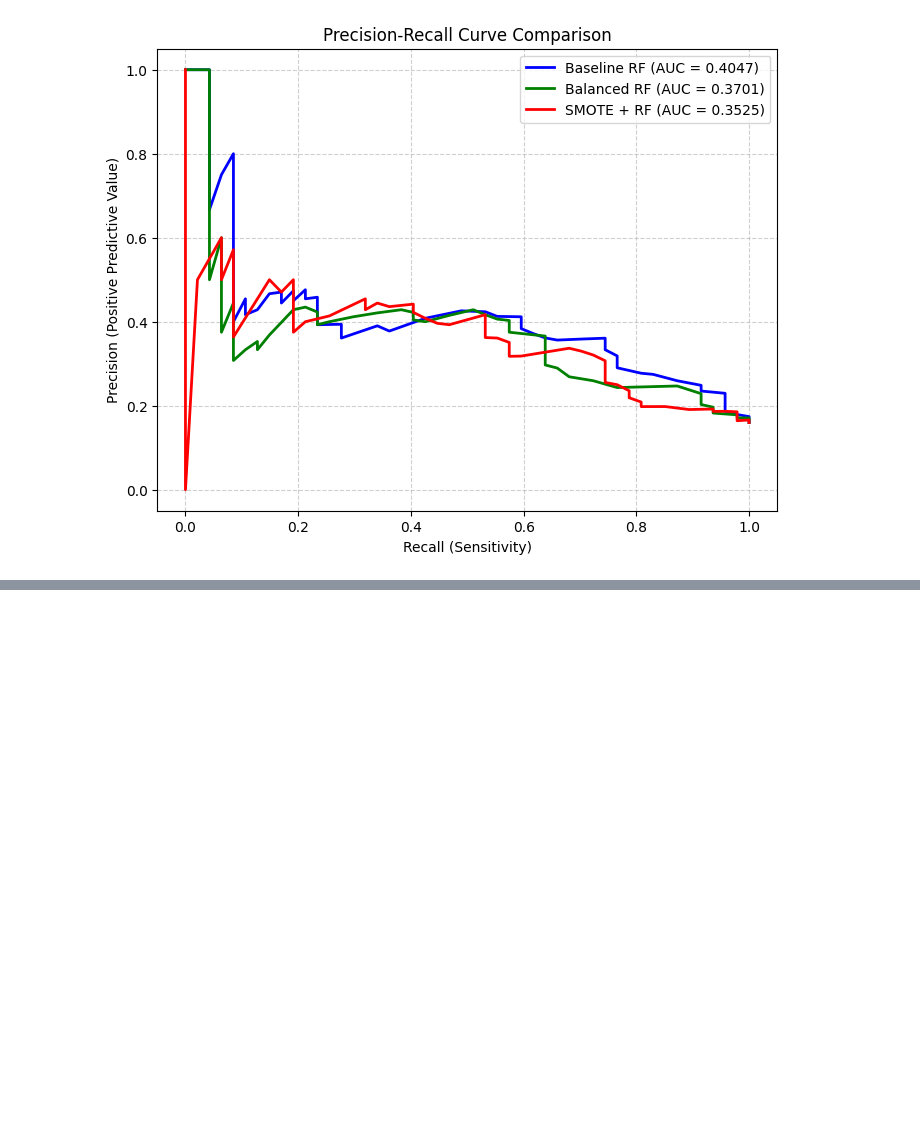
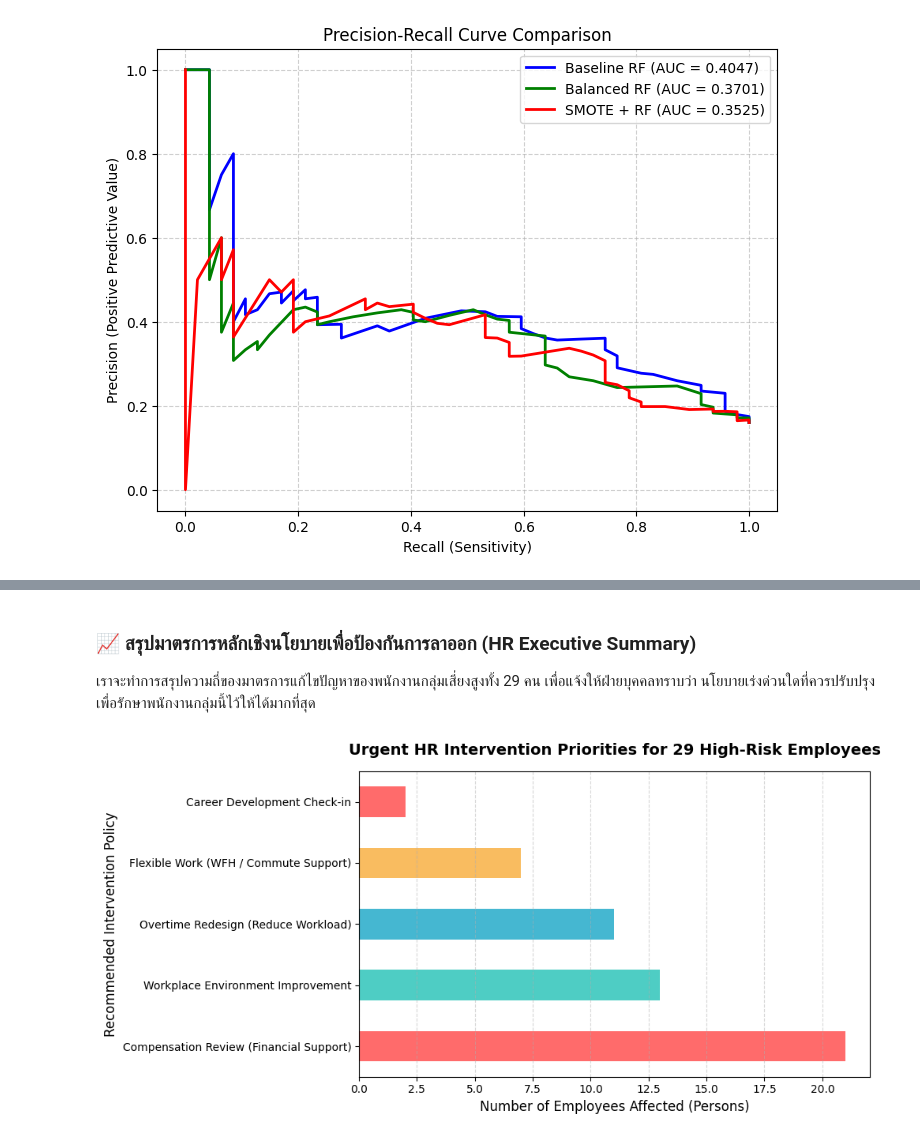
Before and after one commit to rtmyy/master-is-project, a Jupyter notebook: kaggle_dataset.ipynb, the cells around one changed output, grey strips where cells are left out. Cells and saved outputs as stored; diff of their text form; code cells hidden in the pictures; blank space fills up the shorter version.

```diff
--- a/kaggle_dataset.ipynb
+++ b/kaggle_dataset.ipynb
@@ -311,0 +375,13 @@ plt.show()
+# %%
+# 1. สร้าง DataFrame เพื่อวิเคราะห์ผลการทำนายรายบุคคลบน Test Set
+test_analysis_df = X_test.copy()
+test_analysis_df['Actual_Attrition'] = y_test
+test_analysis_df['Predicted_Probability'] = y_probs_smote
+test_analysis_df['Predicted_Attrition'] = y_pred_smote
+
+# 2. คัดเลือกกลุ่มพนักงานที่มีความเสี่ยงสูง (High Risk Employees)
+high_risk_employees = test_analysis_df[test_analysis_df['Predicted_Probability'] >= 0.5].sort_values(by='Predicted_Probability', ascending=False)
+
+print(f"=== จำนวนพนักงานในกลุ่มเสี่ยงสูง (Probability >= 50%): {high_risk_employees.shape[0]} คน ===")
+# แสดงตัวอย่างพนักงานที่โมเดลระบุว่าเสี่ยงลาออกมากที่สุด 5 อันดับแรก
+display(high_risk_employees[['Actual_Attrition', 'Predicted_Probability', 'Age', 'DistanceFromHome', 'MonthlyIncome']].head())
@@ -311,0 +454,38 @@ plt.show()
+# %% [markdown]
+### 📈 สรุปมาตรการหลักเชิงนโยบายเพื่อป้องกันการลาออก (HR Executive Summary)
+เราจะทำการสรุปความถี่ของมาตรการแก้ไขปัญหาของพนักงานกลุ่มเสี่ยงสูงทั้ง 29 คน เพื่อแจ้งให้ฝ่ายบุคคลทราบว่า นโยบายเร่งด่วนใดที่ควรปรับปรุงเพื่อรักษาพนักงานกลุ่มนี้ไว้ให้ได้มากที่สุด
+# %%
+# 1. แตกมาตรการแนะแนวออกเป็นรายการเดี่ยวๆ เพื่อคำนวณความถี่ และแปลงคำค้นหาหลักเป็นภาษาอังกฤษเพื่อหลีกเลี่ยงปัญหาฟอนต์
+all_recs_clean = []
+for idx, row in risk_report.iterrows():
+    lines = row['Actionable_Recommendations'].split('\n')
+    for line in lines:
+        if '. ' in line:
+            rec_text = line.split('. ', 1)[1]
+            # แมปข้อความเป็นคำสั้นๆ ภาษาอังกฤษที่อ่านง่ายและไม่ติดปัญหาฟอนต์ภาษาไทย/อิโมจิในกราฟ
+            if "Compensation" in rec_text:
+                all_recs_clean.append("Compensation Review (Financial Support)")
+            elif "Overtime" in rec_text:
+                all_recs_clean.append("Overtime Redesign (Reduce Workload)")
+            elif "Flexible" in rec_text:
+                all_recs_clean.append("Flexible Work (WFH / Commute Support)")
+            elif "Workplace Environment" in rec_text:
+                all_recs_clean.append("Workplace Environment Improvement")
+            else:
+                all_recs_clean.append("Career Development Check-in")
+
+# 2. นับความถี่ของมาตรการแต่ละด้าน
+rec_counts_clean = pd.Series(all_recs_clean).value_counts()
+
+# 3. พล็อตสถิติสรุปสำหรับผู้บริหารแบบคลีนๆ
+plt.figure(figsize=(10, 5))
+colors = ['#ff6b6b', '#4ecdc4', '#45b7d1', '#f9bc60']
+rec_counts_clean.plot(kind='barh', color=colors[:len(rec_counts_clean)])
+plt.title('Urgent HR Intervention Priorities for 29 High-Risk Employees', fontsize=14, fontweight='bold', pad=15)
+plt.xlabel('Number of Employees Affected (Persons)', fontsize=12)
+plt.ylabel('Recommended Intervention Policy', fontsize=12)
+plt.grid(axis='x', linestyle='--', alpha=0.5)
+plt.tight_layout()
+plt.show()
+# %% [output]
+[figure, added]
```
Also changed, not shown: parts of 8 cells of this notebook.
